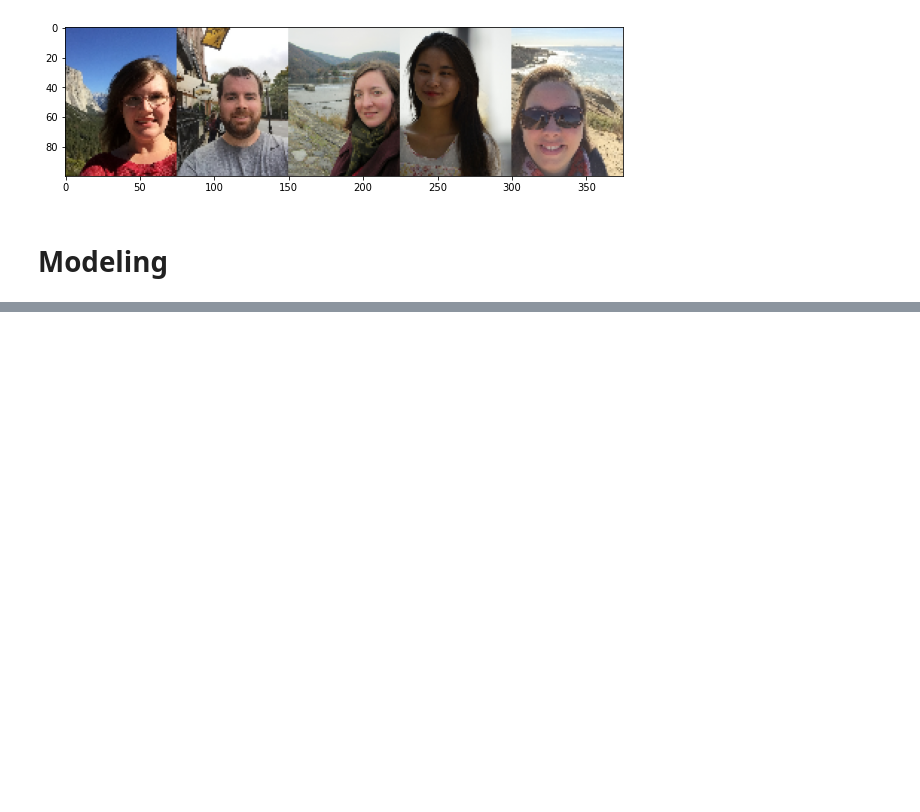
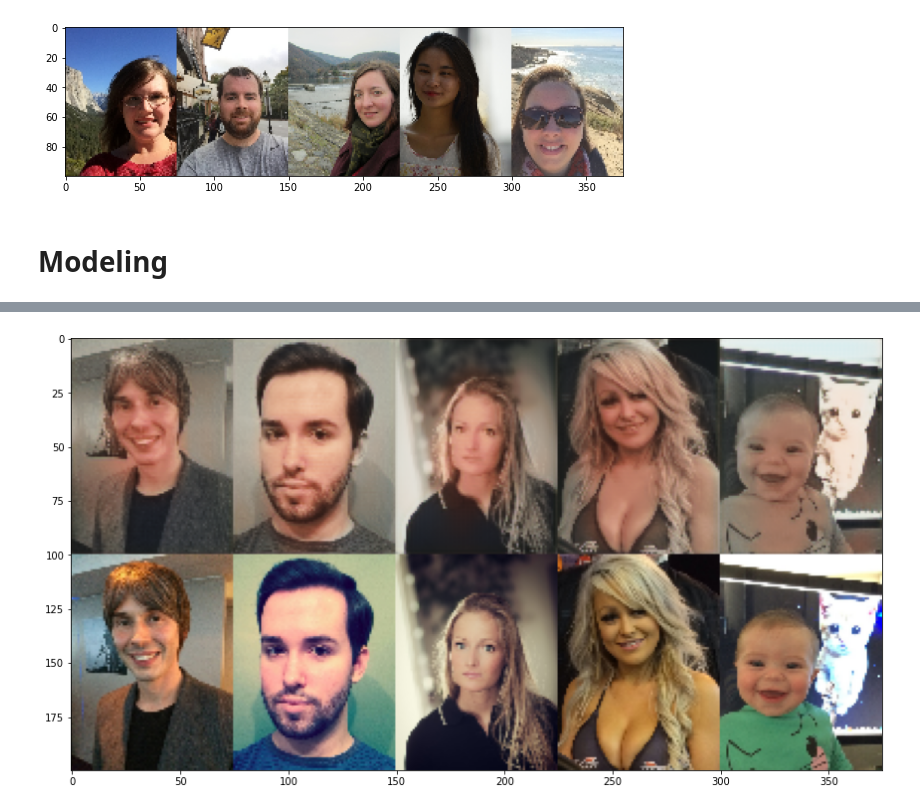
Before and after one commit to Vaycold/Python_DL, a Jupyter notebook: Image_Transformation/흑백사진을 컬러사진으로 바꾸기.ipynb, the cells around one changed output, grey strips where cells are left out. Drawn from its saved outputs; the diff is of its cells as text; code cells hidden in the pictures; blank space fills up the shorter version.

```diff
--- a/Image_Transformation/흑백사진을 컬러사진으로 바꾸기.ipynb
+++ b/Image_Transformation/흑백사진을 컬러사진으로 바꾸기.ipynb
@@ -178,0 +261,6 @@ ValueError: ignored
+# %%
+plt.figure(figsize=(15,8))
+plt.imshow(imgs.transpose((1,0,2,3)).reshape((200,-1,3)))
+plt.show()
+# %% [output]
+[figure, added]
```
Also changed, not shown: parts of 39 cells of this notebook.
